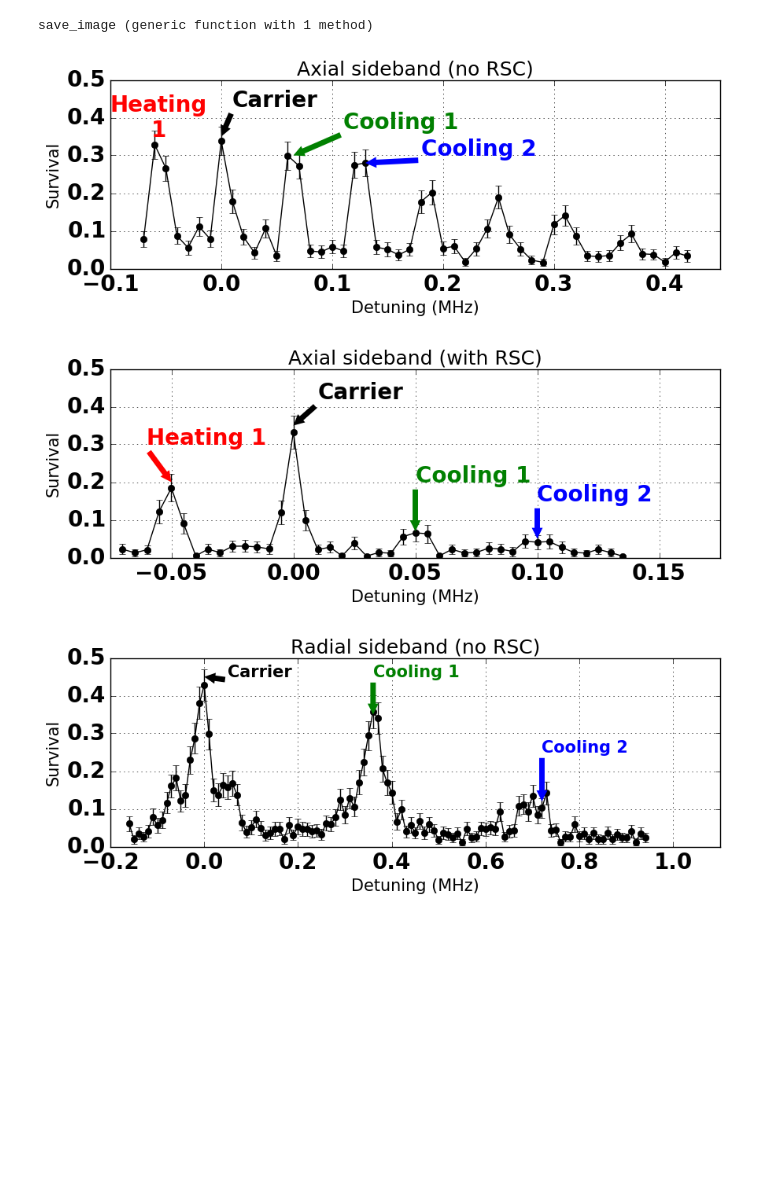
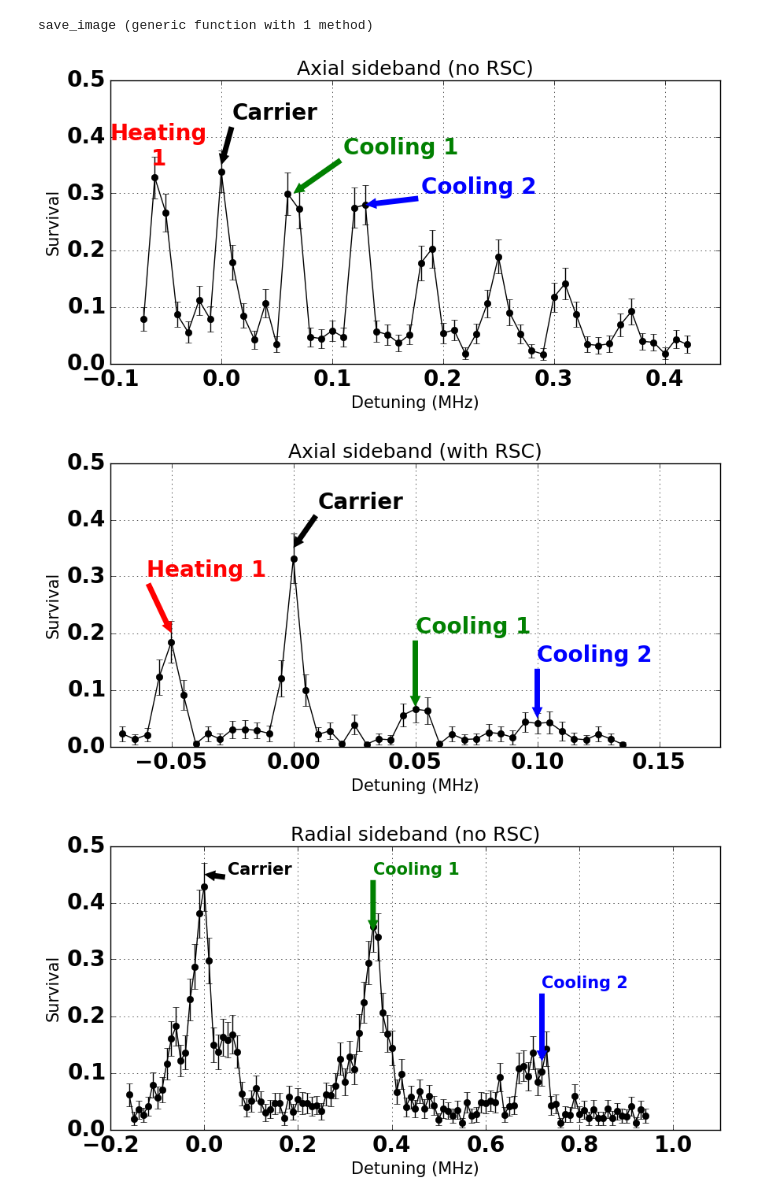
Before and after one commit to nacs-lab/yyc-data, a Jupyter notebook: experiments/sideband/CUA_Retreat2017.ipynb, the cells around one changed output. Cells and saved outputs as stored; diff of their text form; code cells hidden in the pictures; blank space fills up the shorter version.

Commit message:
[experiments/sideband] Slightly taller images

```diff
--- a/experiments/sideband/CUA_Retreat2017.ipynb
+++ b/experiments/sideband/CUA_Retreat2017.ipynb
@@ -25,34 +25,34 @@ end
 # %% [output]
 save_image (generic function with 1 method)
 # %%
-figure(figsize=(10.0, 3.0))
+figure(figsize=(10.0, 4.5))
 axial = load_data("axial-cua_retreat2017")
 errorbar(axial[1][1:50] ./ 1e6 .+ 18.48, axial[2][1:50], axial[3][1:50], fmt="ko-")
 text(-0.1, 0.35, "Heating\n1", color="red", size=20, weight="bold",
      multialignment="center")
 annotate("Carrier", xy=(0.0, 0.35), xytext=(0.01, 0.43),
          arrowprops=Dict("facecolor"=>"black", "edgecolor"=>"none",
                          "width"=>5, "headwidth"=>10, "headlength"=>10),
          color="black", size=20, weight="bold")
 annotate("Cooling 1", xy=(0.065, 0.3), xytext=(0.11, 0.37),
          arrowprops=Dict("facecolor"=>"green", "edgecolor"=>"none",
                          "width"=>5, "headwidth"=>10, "headlength"=>10),
          color="green", size=20, weight="bold")
 annotate("Cooling 2", xy=(0.13, 0.28), xytext=(0.18, 0.30),
          arrowprops=Dict("facecolor"=>"blue", "edgecolor"=>"none",
                          "width"=>5, "headwidth"=>10, "headlength"=>10),
          color="blue", size=20, weight="bold")
 grid()
 ylim([0, 0.5])
 xlim([-0.1, 0.45])
 xlabel("Detuning (MHz)")
 ylabel("Survival")
 title("Axial sideband (no RSC)")
 save_image("axial-cua_retreat2017")
 # %% [output]
-[figure, old version]
+[figure, new version]
 # %%
-figure(figsize=(10.0, 3.0))
+figure(figsize=(10.0, 4.5))
 axial_cool = load_data("axial_cool-cua_retreat2017")
 errorbar(axial_cool[1] ./ 1e6 .+ 18.48, axial_cool[2], axial_cool[3], fmt="ko-")
 annotate("Heating 1", xy=(-0.05, 0.2), xytext=(-0.06, 0.3),
@@ -79,9 +79,9 @@ ylabel("Survival")
 title("Axial sideband (with RSC)")
 save_image("axial_cool-cua_retreat2017")
 # %% [output]
-[figure, old version]
+[figure, new version]
 # %%
-figure(figsize=(10.0, 3.0))
+figure(figsize=(10.0, 4.5))
 radial = load_data("radial-cua_retreat2017")
 errorbar(radial[1] ./ 1e6 .+ 18.54, radial[2], radial[3], fmt="ko-")
 annotate("Carrier", xy=(0.0, 0.45), xytext=(0.05, 0.45),
@@ -104,5 +104,5 @@ ylabel("Survival")
 title("Radial sideband (no RSC)")
 save_image("radial-cua_retreat2017")
 # %% [output]
-[figure, old version]
+[figure, new version]
 # %%
```
Also changed, not shown: parts of 1 cell of this notebook, 8 other files.
